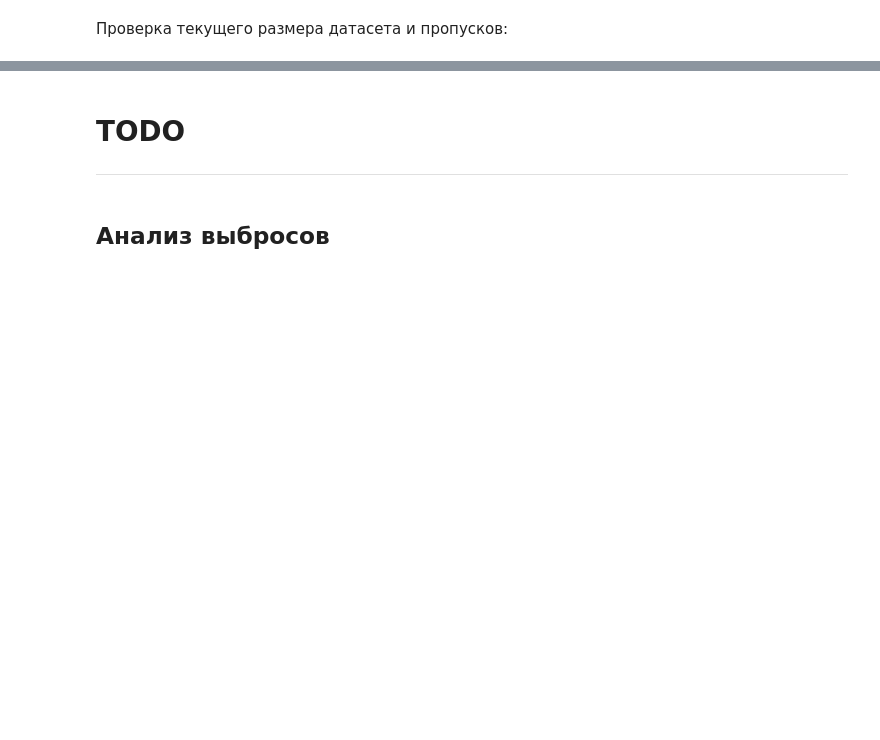
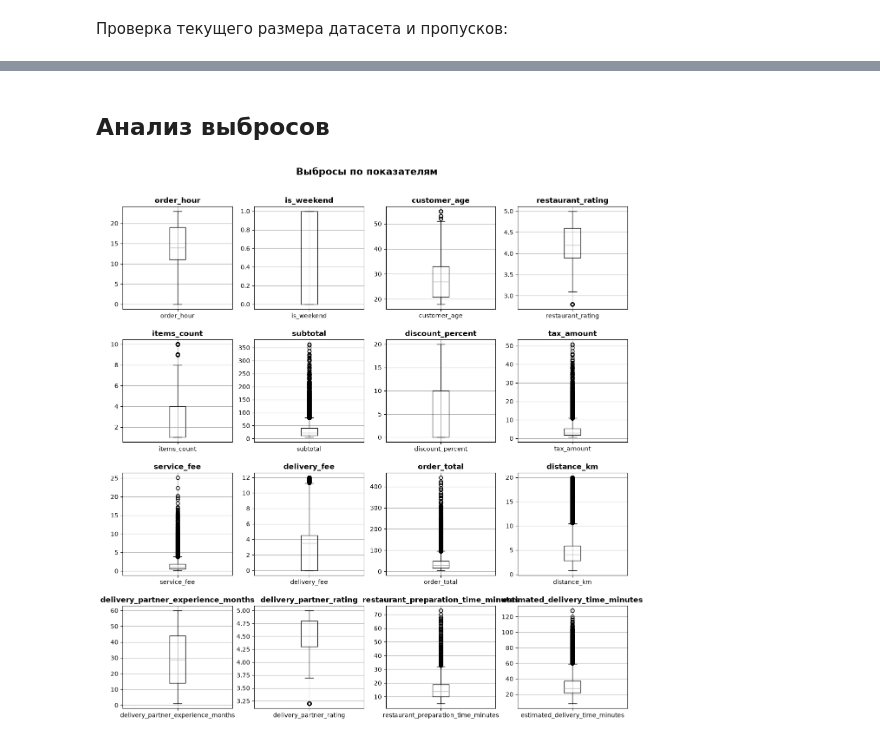
Before and after one commit to tomashovegor/project-practice-case-4, a Jupyter notebook: food_delivery_orders_dataset_analysis.ipynb, the cells around one changed output, grey strips where cells are left out. Cells and saved outputs as stored; diff of their text form; code cells hidden in the pictures; blank space fills up the shorter version.

```diff
--- a/food_delivery_orders_dataset_analysis.ipynb
+++ b/food_delivery_orders_dataset_analysis.ipynb
@@ -178,5 +292,39 @@ pd.DataFrame({
-# %% [markdown]
-# TODO
----
 # %% [markdown]
 ## **Анализ выбросов**
+# %%
+numeric_columns = [
+    'order_hour',
+    'is_weekend',
+    'customer_age',
+    'restaurant_rating',
+    'items_count',
+    'subtotal',
+    'discount_percent',
+    'tax_amount',
+    'service_fee',
+    'delivery_fee',
+    'order_total',
+    'distance_km',
+    'delivery_partner_experience_months',
+    'delivery_partner_rating',
+    'restaurant_preparation_time_minutes',
+    'estimated_delivery_time_minutes',
+]
+
+fig, axes = plt.subplots(4, 4, figsize=(15, 15))
+axes = axes.flatten()
+
+for idx, col in enumerate(numeric_columns):
+    ax = axes[idx]
+    df.boxplot(column=col, ax=ax)
+    ax.set_xlabel('')
+    ax.set_title(col, fontsize=12, fontweight='bold')
+
+plt.suptitle('Выбросы по показателям', fontsize=16, fontweight='bold', y=.94)
+plt.subplots_adjust(
+    wspace=0.2,
+    hspace=0.3
+)
+plt.show()
+# %% [output]
+[figure, added]
```
Also changed, not shown: parts of 19 cells of this notebook.
